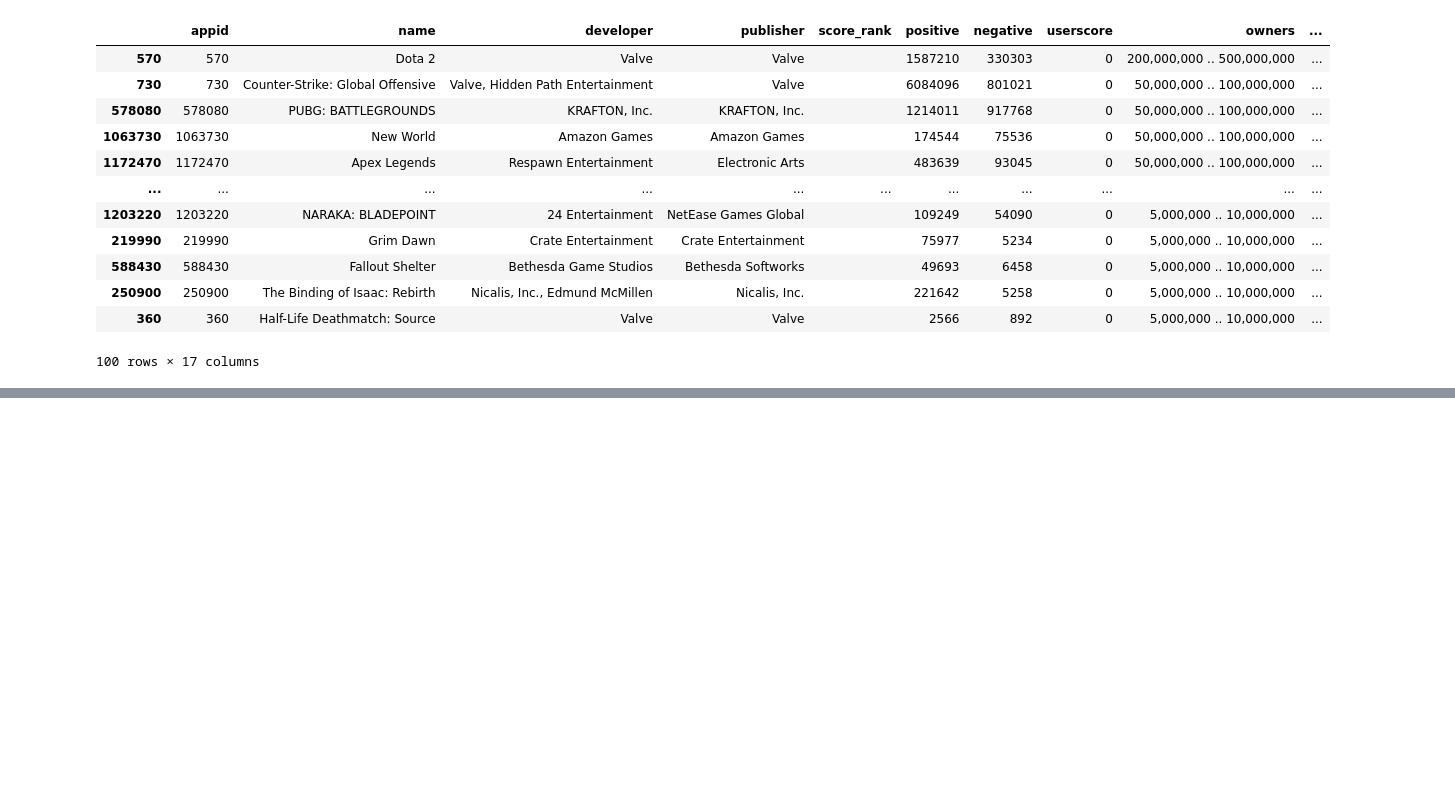
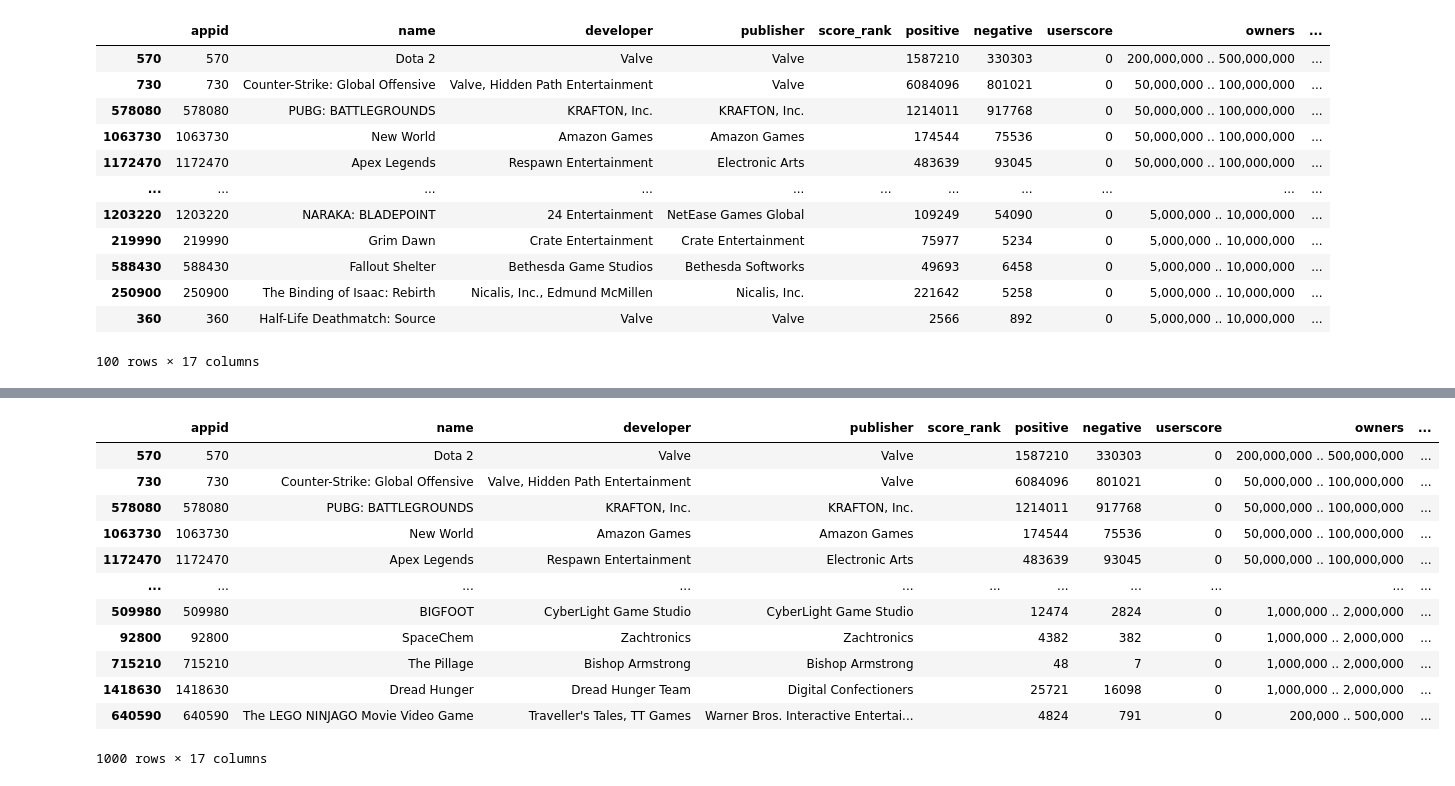
Before and after one commit to Estimating-steam-hours/Steam-Hours-Capstone, a Jupyter notebook: Michael/michael_working_notebook.ipynb, the cells around one changed output, grey strips where cells are left out. Saved outputs shown, nothing was run; the diff lists cells and outputs as text; code cells hidden in the pictures; blank space fills up the shorter version.

```diff
--- a/Michael/michael_working_notebook.ipynb
+++ b/Michael/michael_working_notebook.ipynb
@@ -46,3 +46,7 @@ steamspy_df
 100 rows × 17 columns
 # %%
 steamspy_df.to_csv('steamspy_top100_2weeks.csv', index=False)
+# %%
+long_response1 = requests.get('https://steamspy.com/api.php?request=all&page=0')
+# %%
+long_data1 = long_response1.json()
@@ -48,0 +73,17 @@ steamspy_df.to_csv('steamspy_top100_2weeks.csv', index=False)
+# %%
+steamspy_df1 = pd.DataFrame(long_data1).T
+steamspy_df1
+# %% [output]
+|  | appid | name | developer | publisher | score_rank | positive | negative | userscore | owners | ... |
+| 570 | 570 | Dota 2 | Valve | Valve |  | 1587210 | 330303 | 0 | 200,000,000 .. 500,000,000 | ... |
+| 730 | 730 | Counter-Strike: Global Offensive | Valve, Hidden Path Entertainment | Valve |  | 6084096 | 801021 | 0 | 50,000,000 .. 100,000,000 | ... |
+| 578080 | 578080 | PUBG: BATTLEGROUNDS | KRAFTON, Inc. | KRAFTON, Inc. |  | 1214011 | 917768 | 0 | 50,000,000 .. 100,000,000 | ... |
+| 1063730 | 1063730 | New World | Amazon Games | Amazon Games |  | 174544 | 75536 | 0 | 50,000,000 .. 100,000,000 | ... |
+| 1172470 | 1172470 | Apex Legends | Respawn Entertainment | Electronic Arts |  | 483639 | 93045 | 0 | 50,000,000 .. 100,000,000 | ... |
+| ... | ... | ... | ... | ... | ... | ... | ... | ... | ... | ... |
+| 509980 | 509980 | BIGFOOT | CyberLight Game Studio | CyberLight Game Studio |  | 12474 | 2824 | 0 | 1,000,000 .. 2,000,000 | ... |
+| 92800 | 92800 | SpaceChem | Zachtronics | Zachtronics |  | 4382 | 382 | 0 | 1,000,000 .. 2,000,000 | ... |
+| 715210 | 715210 | The Pillage | Bishop Armstrong | Bishop Armstrong |  | 48 | 7 | 0 | 1,000,000 .. 2,000,000 | ... |
+| 1418630 | 1418630 | Dread Hunger | Dread Hunger Team | Digital Confectioners |  | 25721 | 16098 | 0 | 1,000,000 .. 2,000,000 | ... |
+| 640590 | 640590 | The LEGO NINJAGO Movie Video Game | Traveller's Tales, TT Games | Warner Bros. Interactive Entertai... |  | 4824 | 791 | 0 | 200,000 .. 500,000 | ... |
+1000 rows × 17 columns
```
Also changed, not shown: parts of 7 cells of this notebook.
